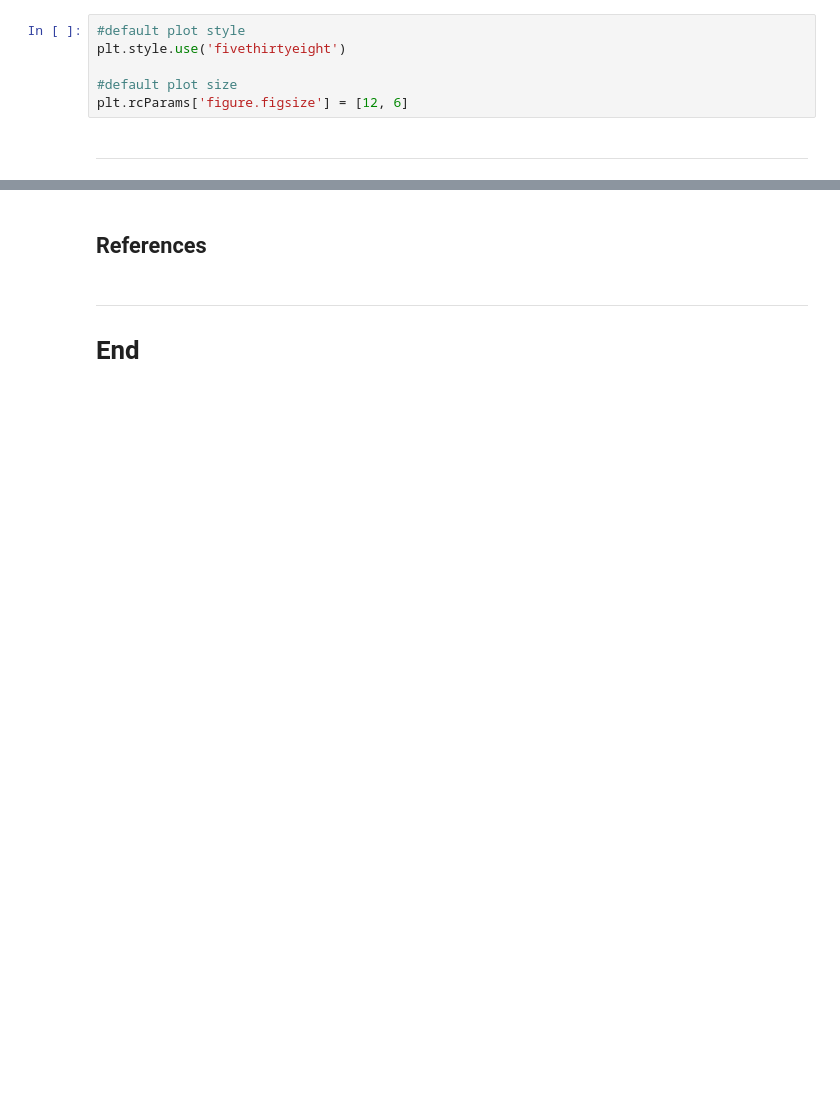
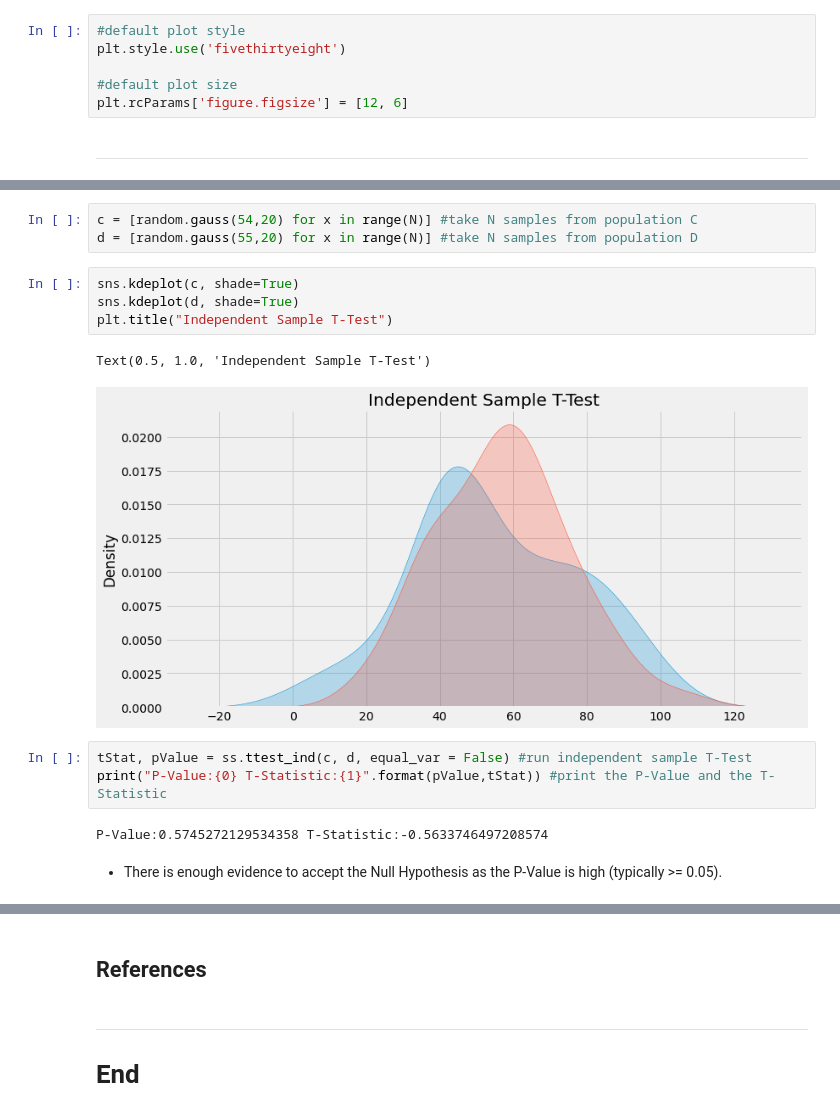
Before and after one commit to conor1982/ML_and_Stats_Assessment, a Jupyter notebook: scipy-stats.ipynb, the cells around one changed output, grey strips where cells are left out. Drawn from its saved outputs; the diff is of its cells as text; blank space fills up the shorter version.

```diff
--- a/scipy-stats.ipynb
+++ b/scipy-stats.ipynb
@@ -20,0 +104,17 @@ plt.rcParams['figure.figsize'] = [12, 6]
+# %%
+c = [random.gauss(54,20) for x in range(N)] #take N samples from population C
+d = [random.gauss(55,20) for x in range(N)] #take N samples from population D
+# %%
+sns.kdeplot(c, shade=True)
+sns.kdeplot(d, shade=True)
+plt.title("Independent Sample T-Test")
+# %% [output]
+Text(0.5, 1.0, 'Independent Sample T-Test')
+[figure, added]
+# %%
+tStat, pValue = ss.ttest_ind(c, d, equal_var = False) #run independent sample T-Test
+print("P-Value:{0} T-Statistic:{1}".format(pValue,tStat)) #print the P-Value and the T-Statistic
+# %% [output]
+P-Value:0.5745272129534358 T-Statistic:-0.5633746497208574
+# %% [markdown]
+* There is enough evidence to accept the Null Hypothesis as the P-Value is high (typically >= 0.05).
```
Also changed, not shown: parts of 17 cells of this notebook.
